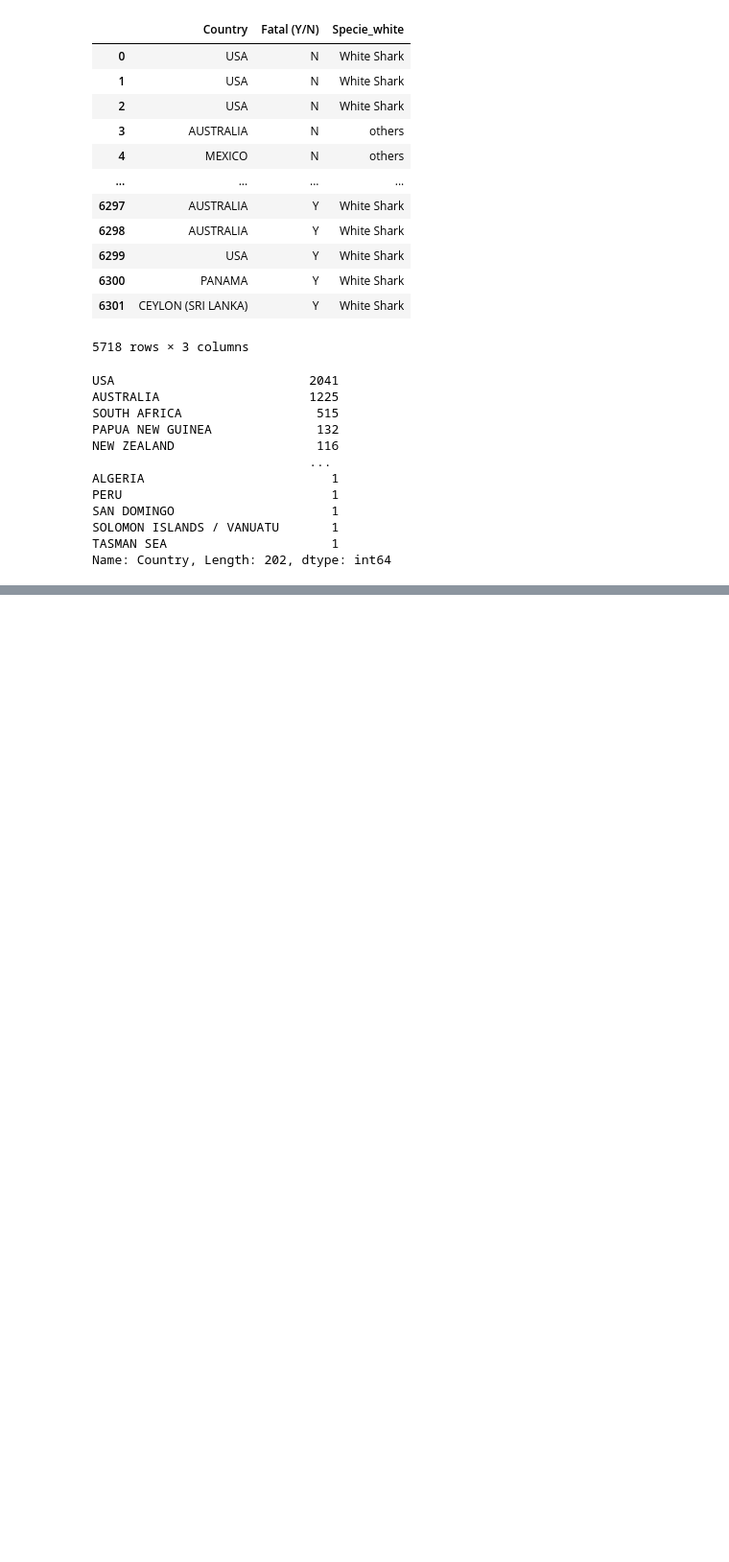
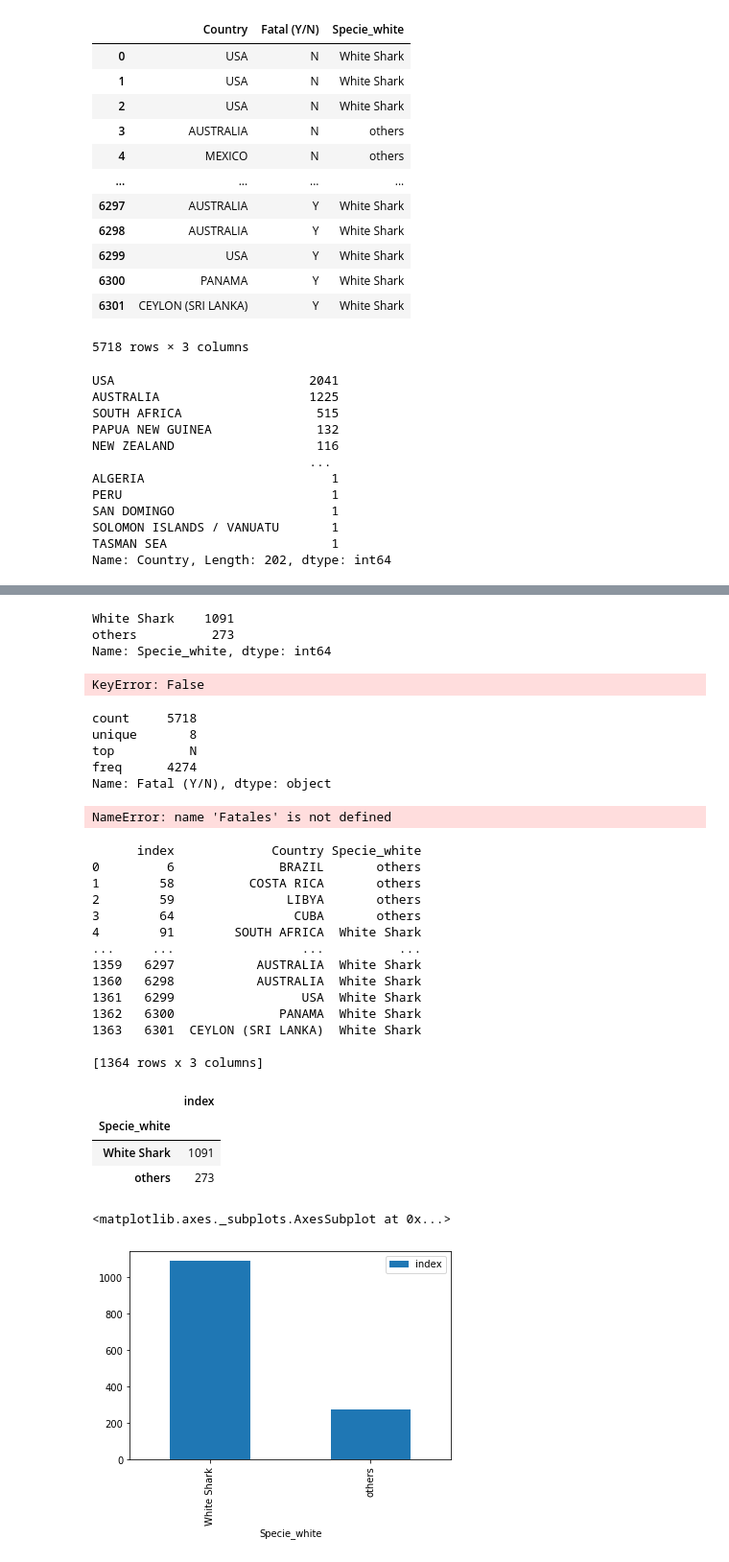
Before and after one commit to bmedm/pandas-project, a Jupyter notebook: Sharks_attacks_df.ipynb, the cells around one changed output, grey strips where cells are left out. Shown: that part at 96% size. Saved outputs shown, nothing was run; the diff lists cells and outputs as text; code cells hidden in the pictures; blank space fills up the shorter version.

```diff
--- a/Sharks_attacks_df.ipynb
+++ b/Sharks_attacks_df.ipynb
@@ -55,7 +51,3 @@ df_clean[["Fatal (Y/N)","Species ","Country"]].dropna()
-# %%
-df_clean=df_clean.drop_duplicates()
-
-df_h1=df_clean[["Activity","Fatal (Y/N)","Area"]].dropna()
 # %%
 
 df_h1.groupby(["Activity"]).describe()
@@ -137,0 +144,7 @@ df_clean
+# %%
+df_h1p1=df_h1[df_h1["Fatal (Y/N)"] == "Y"][["Country","Specie_white"]]
+df_h1p1["Specie_white"].value_counts()
+# %% [output]
+White Shark    1091
+others          273
+Name: Specie_white, dtype: int64
@@ -137,0 +153,6 @@ df_clean
+# %%
+
+m =  df_h1[df_clean["Specie_white"] =="White Shark"]
+fatal = m[m["Fatal (Y/N)"=="Y"].groupby("Country")].agg[{"Specie_white":'count'}]
+# %% [output]
+KeyError: False
@@ -137,0 +161,44 @@ df_clean
+# %%
+df_h1["Fatal (Y/N)"].describe()
+# %% [output]
+count     5718
+unique       8
+top          N
+freq      4274
+Name: Fatal (Y/N), dtype: object
+# %%
+df_h1[Fatales]=df_h1[df_h1["Fatal (Y/N)"]=='Y']
+# %% [output]
+NameError: name 'Fatales' is not defined
+# %%
+%matplotlib inline
+pruebita= df_h1[df_h1["Fatal (Y/N)"] == "Y"][["Country","Specie_white"]].reset_index()
+print(pruebita)
+
+tiburon_blanco= pruebita.groupby("Specie_white").agg({"index":"count"})
+
+
+
+display(tiburon)
+pruebgruop.plot.bar()
+# %% [output]
+      index             Country Specie_white
+0         6              BRAZIL       others
+1        58          COSTA RICA       others
+2        59               LIBYA       others
+3        64                CUBA       others
+4        91        SOUTH AFRICA  White Shark
+...     ...                 ...          ...
+1359   6297           AUSTRALIA  White Shark
+1360   6298           AUSTRALIA  White Shark
+1361   6299                 USA  White Shark
+1362   6300              PANAMA  White Shark
+1363   6301  CEYLON (SRI LANKA)  White Shark
+
+[1364 rows x 3 columns]
+|  | index |
+| Specie_white |  |
+| White Shark | 1091 |
+| others | 273 |
+<matplotlib.axes._subplots.AxesSubplot at 0x...>
+[figure, added]
```
Also changed, not shown: parts of 15 cells of this notebook.
